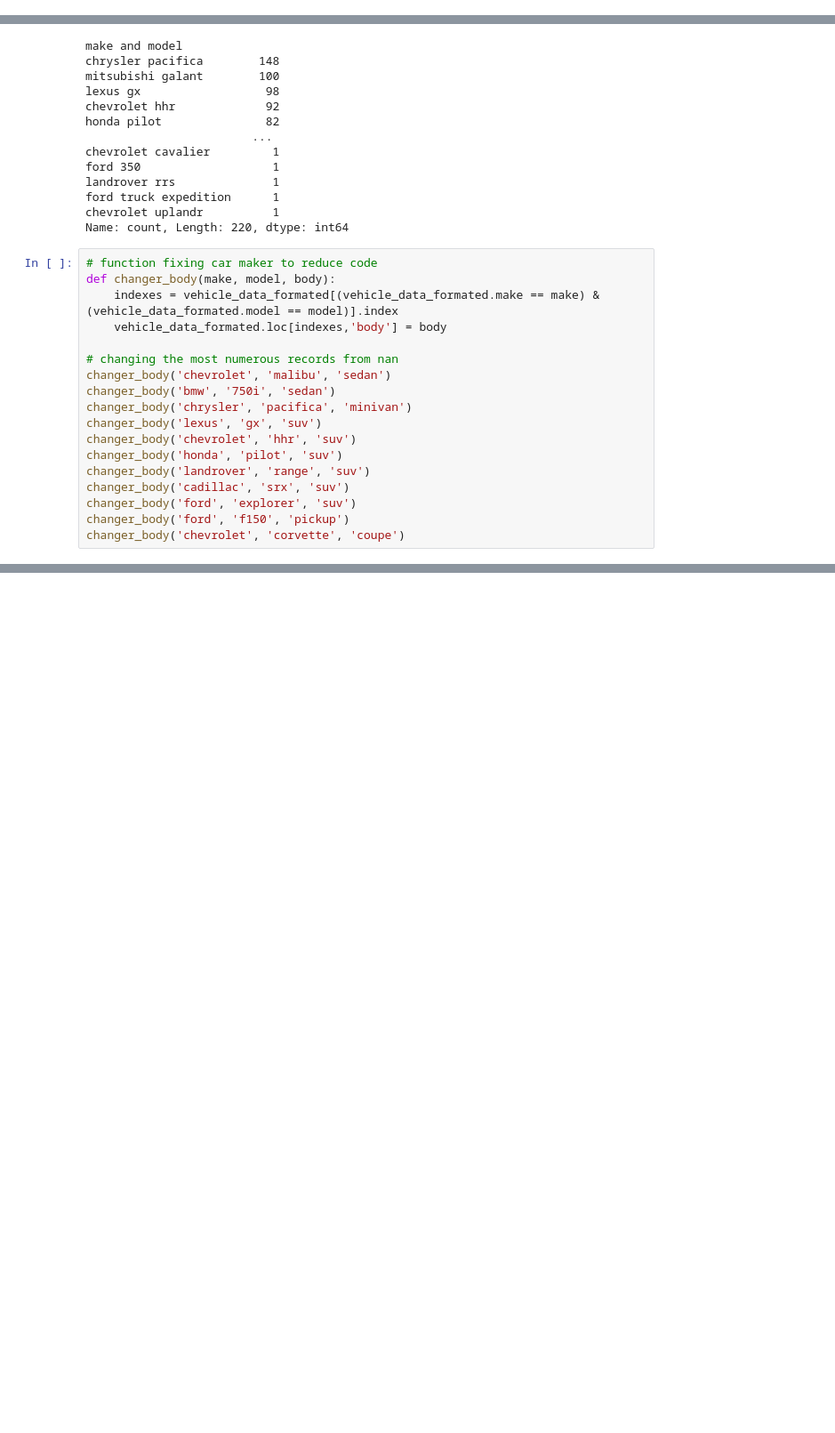
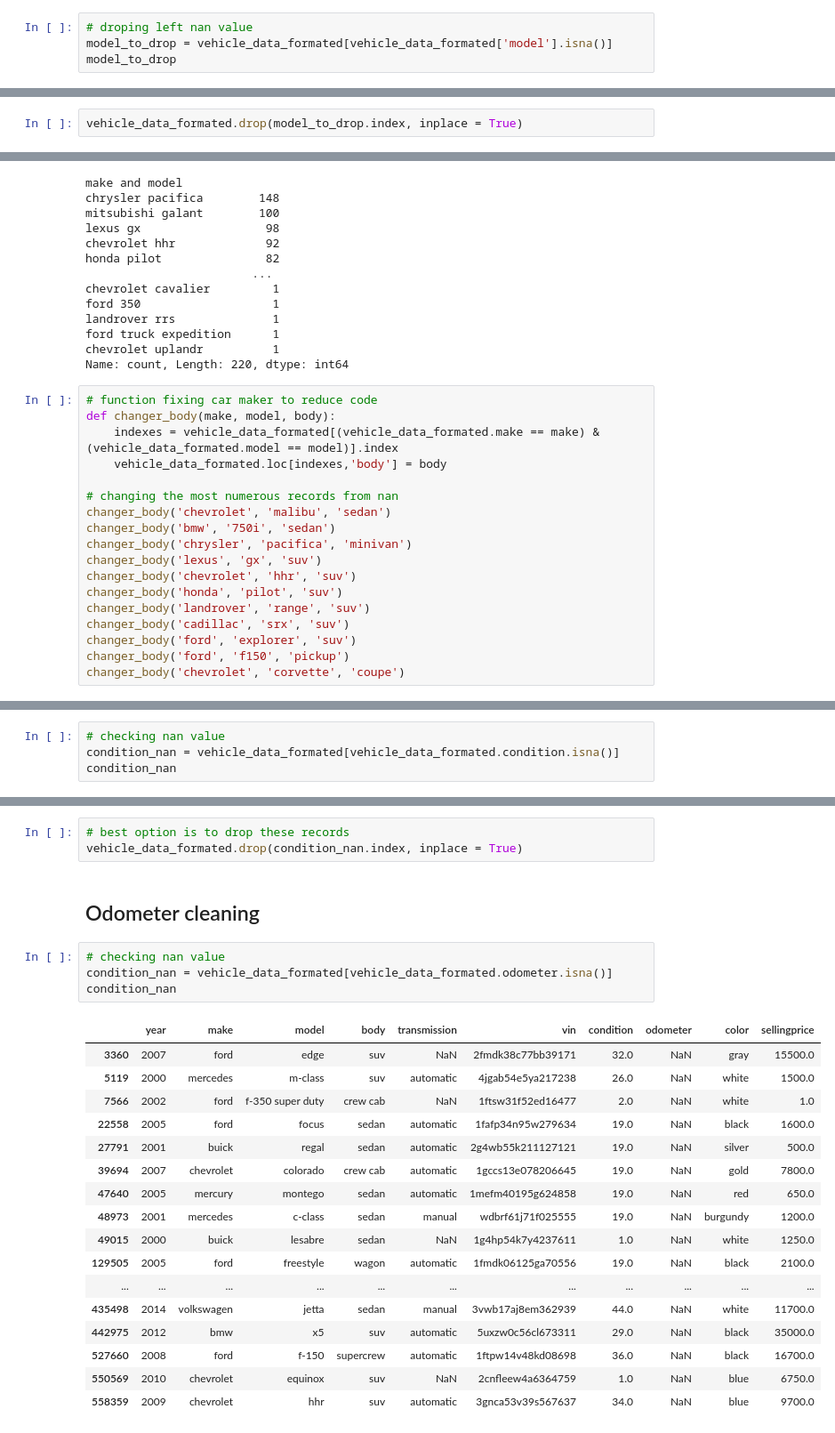
Before and after one commit to Mikaelow/Kaggle, a Jupyter notebook: car-analize.ipynb, the cells around one changed output, grey strips where cells are left out. Shown at 89% size. Saved outputs shown, nothing was run; the diff lists cells and outputs as text; blank space fills up the shorter version.

Commit message:
condition, odometr, color cleaning

```diff
--- a/car-analize.ipynb
+++ b/car-analize.ipynb
@@ -241,0 +248,4 @@ vehicle_data_formated[vehicle_data_formated]
+# %%
+# droping left nan value
+model_to_drop = vehicle_data_formated[vehicle_data_formated['model'].isna()]
+model_to_drop
@@ -242,3 +266,5 @@ vehicle_data_formated[vehicle_data_formated]
+# %%
+vehicle_data_formated.drop(model_to_drop.index, inplace = True)
 # %% [markdown]
 ## Cleaning body
 # %%
@@ -320,0 +349,4 @@ vehicle_data_formated
+# %%
+# checking nan value
+condition_nan = vehicle_data_formated[vehicle_data_formated.condition.isna()]
+condition_nan
@@ -320,0 +367,27 @@ vehicle_data_formated
+# %%
+# best option is to drop these records
+vehicle_data_formated.drop(condition_nan.index, inplace = True)
+# %% [markdown]
+## Odometer cleaning
+# %%
+# checking nan value
+condition_nan = vehicle_data_formated[vehicle_data_formated.odometer.isna()]
+condition_nan
+# %% [output]
+|  | year | make | model | body | transmission | vin | condition | odometer | color | sellingprice |
+| 3360 | 2007 | ford | edge | suv | NaN | 2fmdk38c77bb39171 | 32.0 | NaN | gray | 15500.0 |
+| 5119 | 2000 | mercedes | m-class | suv | automatic | 4jgab54e5ya217238 | 26.0 | NaN | white | 1500.0 |
+| 7566 | 2002 | ford | f-350 super duty | crew cab | NaN | 1ftsw31f52ed16477 | 2.0 | NaN | white | 1.0 |
+| 22558 | 2005 | ford | focus | sedan | automatic | 1fafp34n95w279634 | 19.0 | NaN | black | 1600.0 |
+| 27791 | 2001 | buick | regal | sedan | automatic | 2g4wb55k211127121 | 19.0 | NaN | silver | 500.0 |
+| 39694 | 2007 | chevrolet | colorado | crew cab | automatic | 1gccs13e078206645 | 19.0 | NaN | gold | 7800.0 |
+| 47640 | 2005 | mercury | montego | sedan | automatic | 1mefm40195g624858 | 19.0 | NaN | red | 650.0 |
+| 48973 | 2001 | mercedes | c-class | sedan | manual | wdbrf61j71f025555 | 19.0 | NaN | burgundy | 1200.0 |
+| 49015 | 2000 | buick | lesabre | sedan | NaN | 1g4hp54k7y4237611 | 1.0 | NaN | white | 1250.0 |
+| 129505 | 2005 | ford | freestyle | wagon | automatic | 1fmdk06125ga70556 | 19.0 | NaN | black | 2100.0 |
+| ... | ... | ... | ... | ... | ... | ... | ... | ... | ... | ... |
+| 435498 | 2014 | volkswagen | jetta | sedan | manual | 3vwb17aj8em362939 | 44.0 | NaN | white | 11700.0 |
+| 442975 | 2012 | bmw | x5 | suv | automatic | 5uxzw0c56cl673311 | 29.0 | NaN | black | 35000.0 |
+| 527660 | 2008 | ford | f-150 | supercrew | automatic | 1ftpw14v48kd08698 | 36.0 | NaN | black | 16700.0 |
+| 550569 | 2010 | chevrolet | equinox | suv | NaN | 2cnfleew4a6364759 | 1.0 | NaN | blue | 6750.0 |
+| 558359 | 2009 | chevrolet | hhr | suv | automatic | 3gnca53v39s567637 | 34.0 | NaN | blue | 9700.0 |
```
Also changed, not shown: parts of 16 cells of this notebook.
